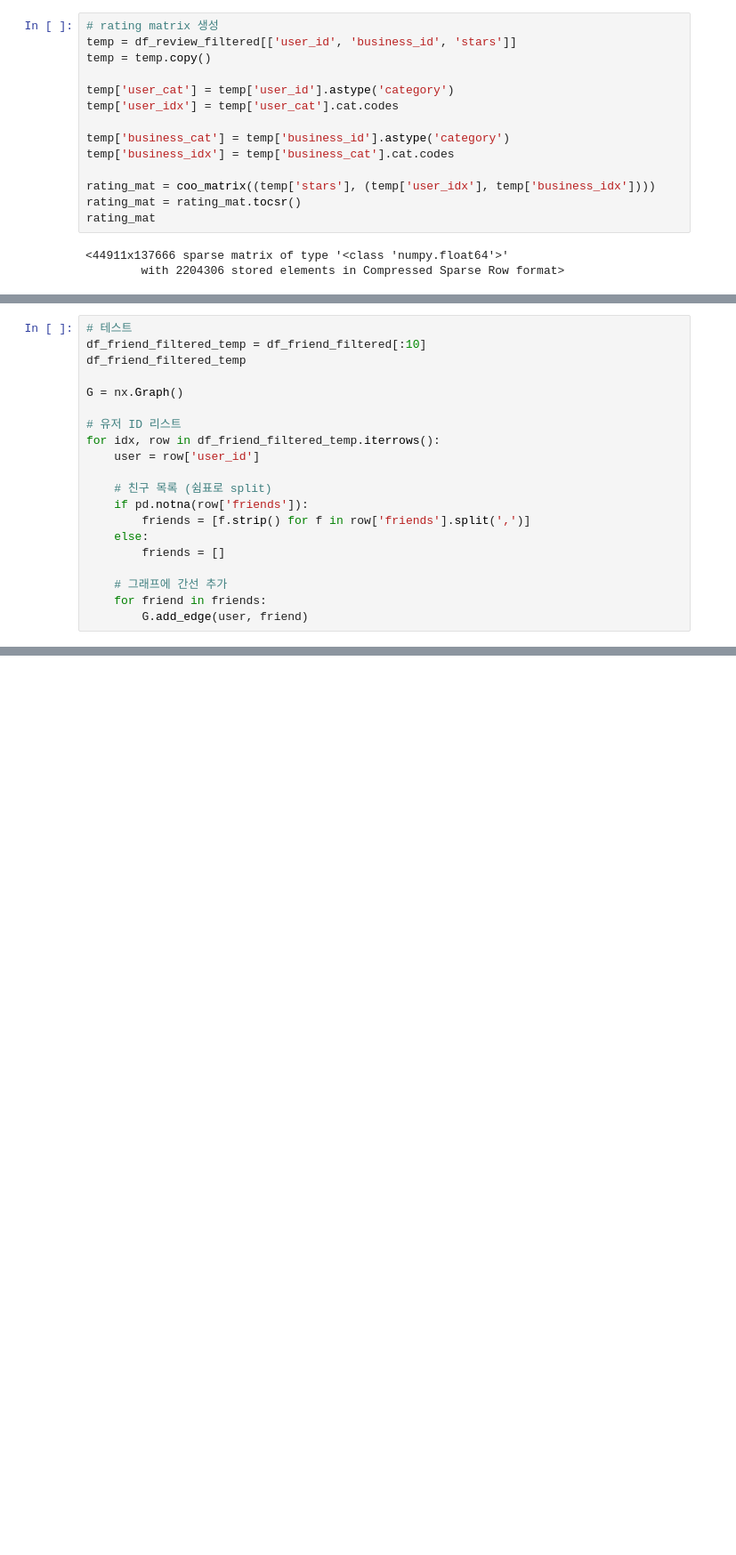
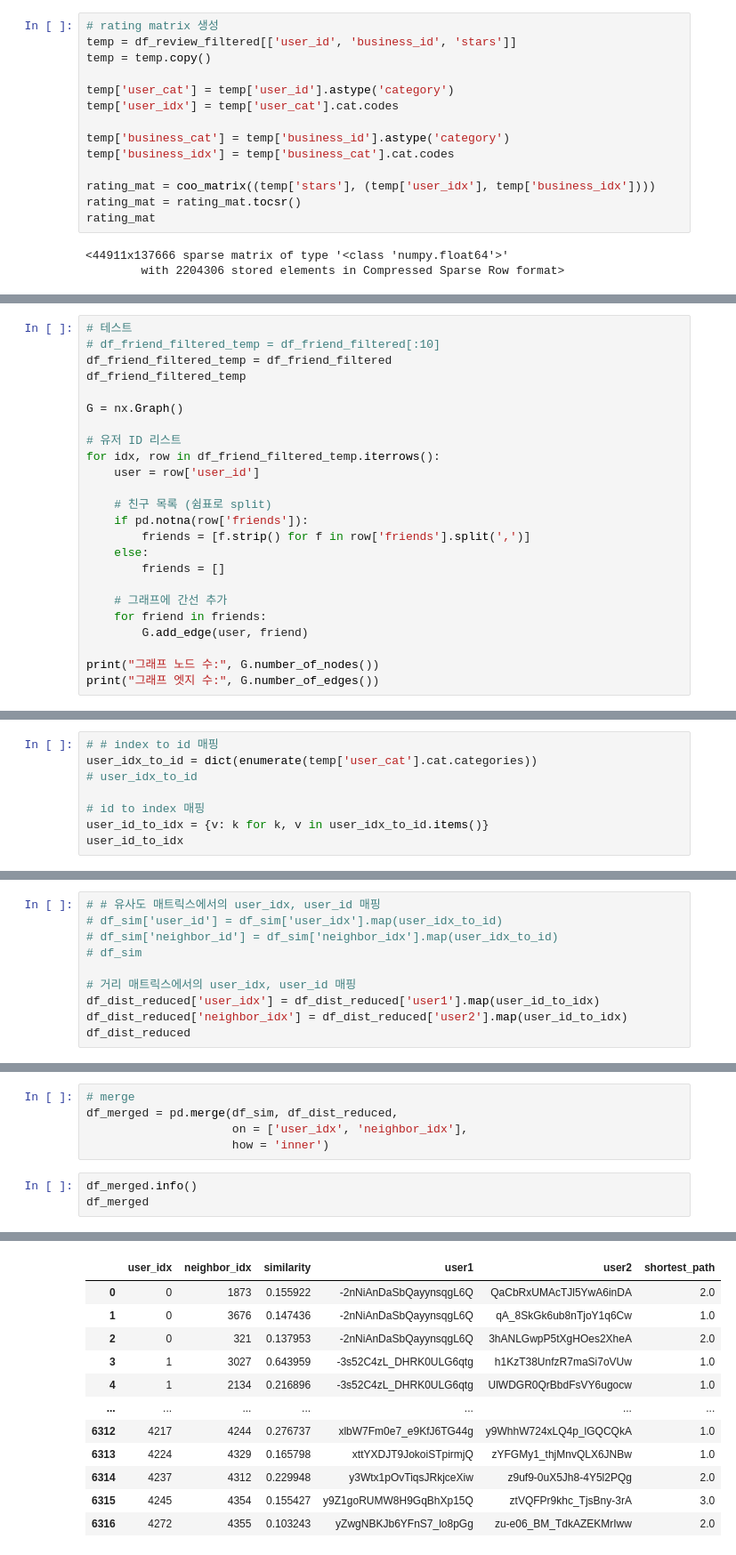
Before and after one commit to DSjayjang/Project, a Jupyter notebook: Social/test.ipynb, the cells around one changed output, grey strips where cells are left out. Shown: that part at 89% size. Saved outputs shown, nothing was run; the diff lists cells and outputs as text; blank space fills up the shorter version.

```diff
--- a/Social/test.ipynb
+++ b/Social/test.ipynb
@@ -164,6 +134,7 @@ df_sim.loc[df_sim['similarity']>0]
 # %%
 # 테스트
-df_friend_filtered_temp = df_friend_filtered[:10]
+# df_friend_filtered_temp = df_friend_filtered[:10]
+df_friend_filtered_temp = df_friend_filtered
 df_friend_filtered_temp
 
 G = nx.Graph()
@@ -181,3 +152,6 @@ for idx, row in df_friend_filtered_temp.iterrows():
     # 그래프에 간선 추가
     for friend in friends:
         G.add_edge(user, friend)
+
+print("그래프 노드 수:", G.number_of_nodes())
+print("그래프 엣지 수:", G.number_of_edges())
@@ -358,0 +235,8 @@ plt.show()
+# %%
+# # index to id 매핑
+user_idx_to_id = dict(enumerate(temp['user_cat'].cat.categories))
+# user_idx_to_id
+
+# id to index 매핑
+user_id_to_idx = {v: k for k, v in user_idx_to_id.items()}
+user_id_to_idx
@@ -358,0 +261,10 @@ plt.show()
+# %%
+# # 유사도 매트릭스에서의 user_idx, user_id 매핑
+# df_sim['user_id'] = df_sim['user_idx'].map(user_idx_to_id)
+# df_sim['neighbor_id'] = df_sim['neighbor_idx'].map(user_idx_to_id)
+# df_sim
+
+# 거리 매트릭스에서의 user_idx, user_id 매핑
+df_dist_reduced['user_idx'] = df_dist_reduced['user1'].map(user_id_to_idx)
+df_dist_reduced['neighbor_idx'] = df_dist_reduced['user2'].map(user_id_to_idx)
+df_dist_reduced
@@ -358,0 +285,9 @@ plt.show()
+# %%
+# merge
+df_merged = pd.merge(df_sim, df_dist_reduced,
+                     on = ['user_idx', 'neighbor_idx'],
+                     how = 'inner')
+# %%
+df_merged.info()
+df_merged
+# %% [output]
@@ -358,0 +307,12 @@ plt.show()
+|  | user_idx | neighbor_idx | similarity | user1 | user2 | shortest_path |
+| 0 | 0 | 1873 | 0.155922 | -2nNiAnDaSbQayynsqgL6Q | QaCbRxUMAcTJl5YwA6inDA | 2.0 |
+| 1 | 0 | 3676 | 0.147436 | -2nNiAnDaSbQayynsqgL6Q | qA_8SkGk6ub8nTjoY1q6Cw | 1.0 |
+| 2 | 0 | 321 | 0.137953 | -2nNiAnDaSbQayynsqgL6Q | 3hANLGwpP5tXgHOes2XheA | 2.0 |
+| 3 | 1 | 3027 | 0.643959 | -3s52C4zL_DHRK0ULG6qtg | h1KzT38UnfzR7maSi7oVUw | 1.0 |
+| 4 | 1 | 2134 | 0.216896 | -3s52C4zL_DHRK0ULG6qtg | UlWDGR0QrBbdFsVY6ugocw | 1.0 |
+| ... | ... | ... | ... | ... | ... | ... |
+| 6312 | 4217 | 4244 | 0.276737 | xlbW7Fm0e7_e9KfJ6TG44g | y9WhhW724xLQ4p_lGQCQkA | 1.0 |
+| 6313 | 4224 | 4329 | 0.165798 | xttYXDJT9JokoiSTpirmjQ | zYFGMy1_thjMnvQLX6JNBw | 1.0 |
+| 6314 | 4237 | 4312 | 0.229948 | y3Wtx1pOvTiqsJRkjceXiw | z9uf9-0uX5Jh8-4Y5l2PQg | 2.0 |
+| 6315 | 4245 | 4354 | 0.155427 | y9Z1goRUMW8H9GqBhXp15Q | ztVQFPr9khc_TjsBny-3rA | 3.0 |
+| 6316 | 4272 | 4355 | 0.103243 | yZwgNBKJb6YFnS7_lo8pGg | zu-e06_BM_TdkAZEKMrIww | 2.0 |
```
Also changed, not shown: parts of 18 cells of this notebook, 1 other file.
